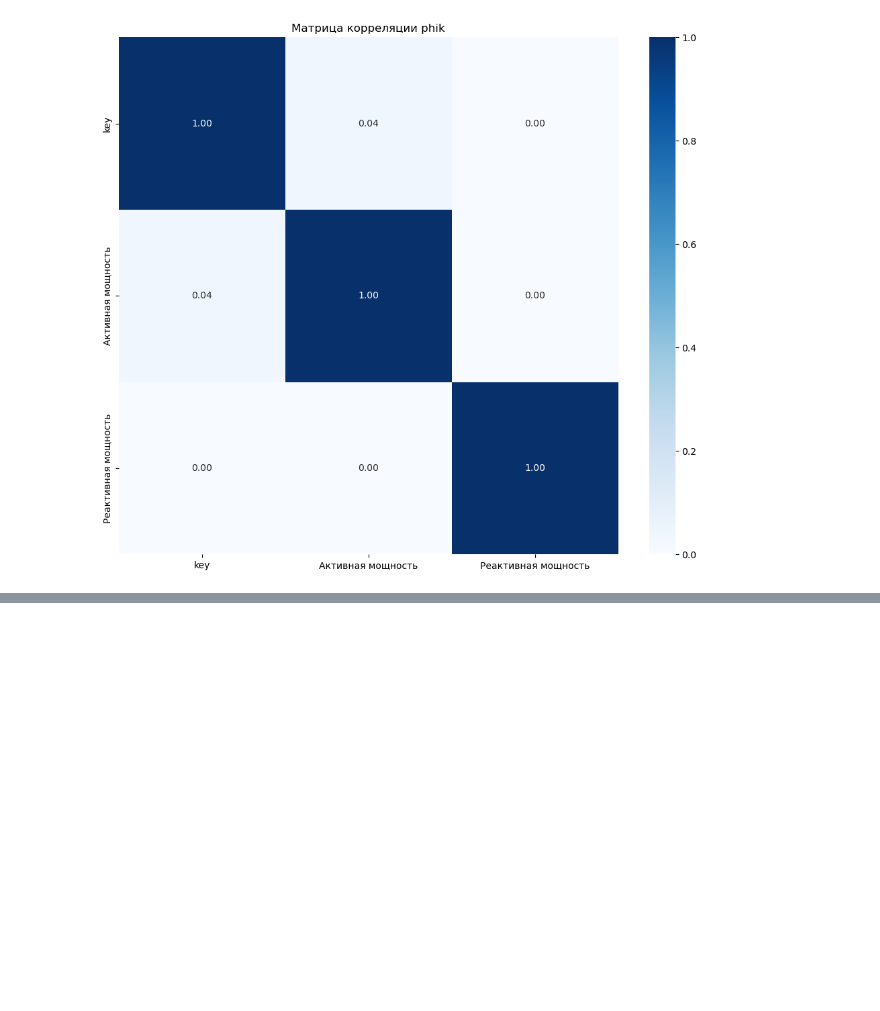
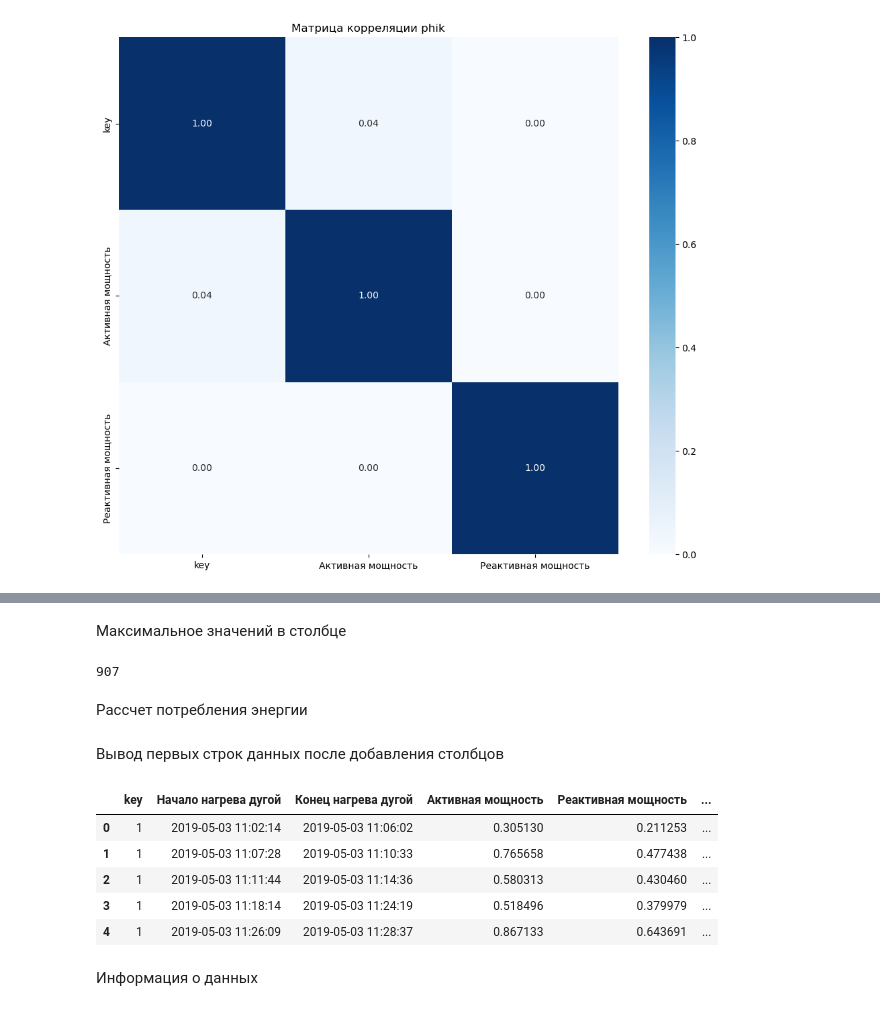
Before and after one commit to butuzovzeleboba/Industry, a Jupyter notebook: Industry.ipynb, the cells around one changed output, grey strips where cells are left out. Saved outputs shown, nothing was run; the diff lists cells and outputs as text; code cells hidden in the pictures; blank space fills up the shorter version.

```diff
--- a/Industry.ipynb
+++ b/Industry.ipynb
@@ -508,0 +666,2 @@ interval columns not set, guessing: ['key', 'Активная мощность',
+# %%
+data_arc_new['Полная мощность']=np.sqrt(data_arc_new['Активная мощность']**2+data_arc_new['Реактивная мощность'])
@@ -508,0 +670,2 @@ interval columns not set, guessing: ['key', 'Активная мощность',
+# %%
+data_arc_new['Длительность нагрева'] = data_arc_new['Конец нагрева дугой'] - data_arc_new['Начало нагрева дугой']
@@ -508,0 +674,25 @@ interval columns not set, guessing: ['key', 'Активная мощность',
+# %%
+data_arc_new['Длительность нагрева'] = data_arc_new['Длительность нагрева'].dt.seconds
+# %% [markdown]
+Максимальное значений в столбце
+# %%
+data_arc_new['Длительность нагрева'].max()
+# %% [output]
+907
+# %% [markdown]
+Рассчет потребления энергии
+# %%
+data_arc_new['Потребление энергии']=data_arc_new['Длительность нагрева']*data_arc_new['Полная мощность']
+# %% [markdown]
+Вывод первых строк данных после добавления столбцов
+# %%
+data_arc_new.head()
+# %% [output]
+|  | key | Начало нагрева дугой | Конец нагрева дугой | Активная мощность | Реактивная мощность | ... |
+| 0 | 1 | 2019-05-03 11:02:14 | 2019-05-03 11:06:02 | 0.305130 | 0.211253 | ... |
+| 1 | 1 | 2019-05-03 11:07:28 | 2019-05-03 11:10:33 | 0.765658 | 0.477438 | ... |
+| 2 | 1 | 2019-05-03 11:11:44 | 2019-05-03 11:14:36 | 0.580313 | 0.430460 | ... |
+| 3 | 1 | 2019-05-03 11:18:14 | 2019-05-03 11:24:19 | 0.518496 | 0.379979 | ... |
+| 4 | 1 | 2019-05-03 11:26:09 | 2019-05-03 11:28:37 | 0.867133 | 0.643691 | ... |
+# %% [markdown]
+Информация о данных
```
Also changed, not shown: parts of 33 cells of this notebook.
